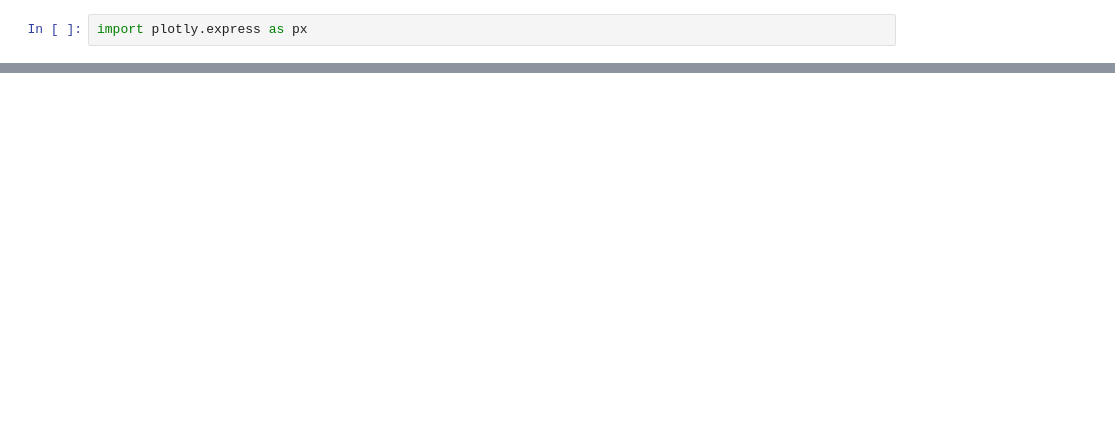
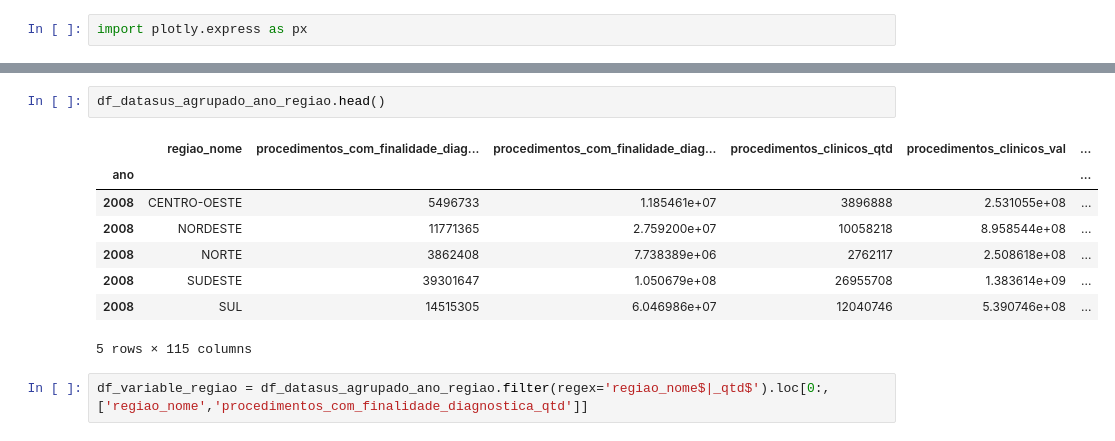
Before and after one commit to linocesar/desafio_ciencia_de_dados, a Jupyter notebook: datasus/notebooks/explorer.ipynb, the cells around one changed output, grey strips where cells are left out. Saved outputs shown, nothing was run; the diff lists cells and outputs as text; blank space fills up the shorter version.

```diff
--- a/datasus/notebooks/explorer.ipynb
+++ b/datasus/notebooks/explorer.ipynb
@@ -338 +338,14 @@ df_datasus_agrupado_ano_regiao.filter(regex='_val|regiao_nome')
 80 rows × 58 columns
+# %%
+df_datasus_agrupado_ano_regiao.head()
+# %% [output]
+|  | regiao_nome | procedimentos_com_finalidade_diag... | procedimentos_com_finalidade_diag... | procedimentos_clinicos_qtd | procedimentos_clinicos_val | ... |
+| ano |  |  |  |  |  | ... |
+| 2008 | CENTRO-OESTE | 5496733 | 1.185461e+07 | 3896888 | 2.531055e+08 | ... |
+| 2008 | NORDESTE | 11771365 | 2.759200e+07 | 10058218 | 8.958544e+08 | ... |
+| 2008 | NORTE | 3862408 | 7.738389e+06 | 2762117 | 2.508618e+08 | ... |
+| 2008 | SUDESTE | 39301647 | 1.050679e+08 | 26955708 | 1.383614e+09 | ... |
+| 2008 | SUL | 14515305 | 6.046986e+07 | 12040746 | 5.390746e+08 | ... |
+5 rows × 115 columns
+# %%
+df_variable_regiao = df_datasus_agrupado_ano_regiao.filter(regex='regiao_nome$|_qtd$').loc[0:,['regiao_nome','procedimentos_com_finalidade_diagnostica_qtd']]
```
Also changed, not shown: parts of 10 cells of this notebook, 4 other files.
